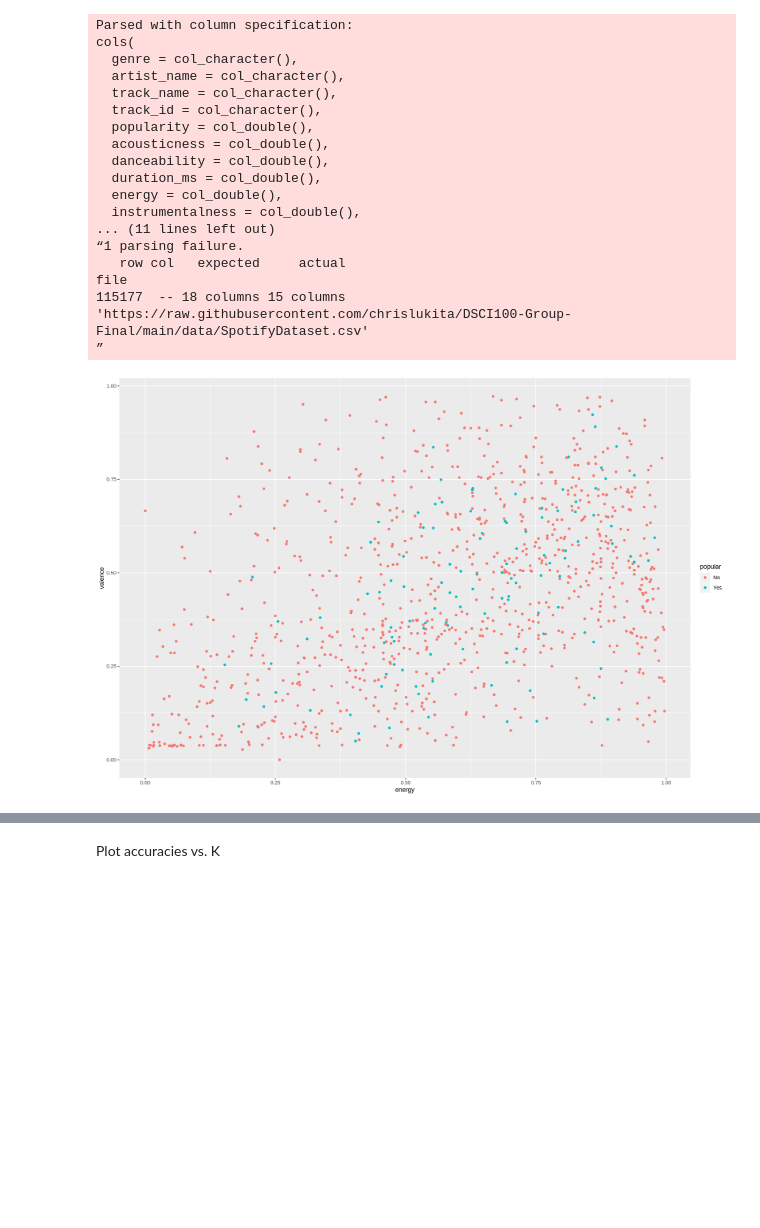
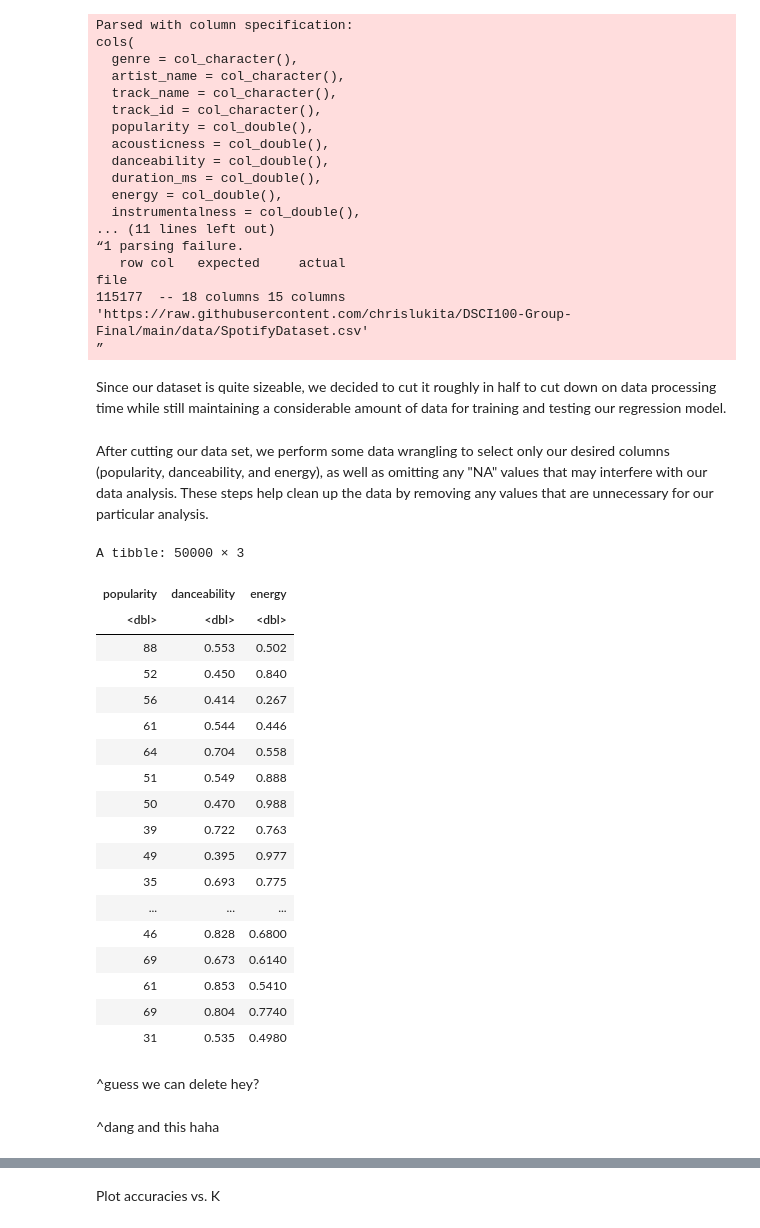
Before and after one commit to niickmerc/DSCI100-Group-Final, a Jupyter notebook: ProjectReport.ipynb, the cells around one changed output, grey strips where cells are left out. Cells and saved outputs as stored; diff of their text form; code cells hidden in the pictures; blank space fills up the shorter version.

```diff
--- a/ProjectReport.ipynb
+++ b/ProjectReport.ipynb
@@ -34,13 +56,35 @@ cols(
    row col   expected     actual                                                                                             file
 115177  -- 18 columns 15 columns 'https://raw.githubusercontent.com/chrislukita/DSCI100-Group-Final/main/data/SpotifyDataset.csv'
 ”
+# %% [markdown]
+Since our dataset is quite sizeable, we decided to cut it roughly in half to cut down on data processing time while still maintaining a considerable amount of data for training and testing our regression model.
 # %%
 random_spotify = slice_sample(spotify_raw_data, n = 50000)
+# %% [markdown]
+After cutting our data set, we perform some data wrangling to select only our desired columns (popularity, danceability, and energy), as well as omitting any "NA" values that may interfere with our data analysis. These steps help clean up the data by removing any values that are unnecessary for our particular analysis.
 # %%
-# spotify_wrangled = random_spotify %>%
-#                     select(popularity, danceability) %>%
-#                     na.omit(spotify_wrangled)
-
 spotify_wrangled = random_spotify %>%
+                    select(popularity, danceability, energy) %>%
                     na.omit(spotify_wrangled)
+spotify_wrangled
+# %% [output]
+A tibble: 50000 × 3
+| popularity | danceability | energy |
+| <dbl> | <dbl> | <dbl> |
+| 88 | 0.553 | 0.502 |
+| 52 | 0.450 | 0.840 |
+| 56 | 0.414 | 0.267 |
+| 61 | 0.544 | 0.446 |
+| 64 | 0.704 | 0.558 |
+| 51 | 0.549 | 0.888 |
+| 50 | 0.470 | 0.988 |
+| 39 | 0.722 | 0.763 |
+| 49 | 0.395 | 0.977 |
+| 35 | 0.693 | 0.775 |
+| ... | ... | ... |
+| 46 | 0.828 | 0.6800 |
+| 69 | 0.673 | 0.6140 |
+| 61 | 0.853 | 0.5410 |
+| 69 | 0.804 | 0.7740 |
+| 31 | 0.535 | 0.4980 |
 # %%
@@ -53,14 +97,16 @@ levels(spotify_wrangled$popular)[1] <- 'No'
+# %% [markdown]
+^guess we can delete hey?
 # %%
-options(repr.plot.width= 15, repr.plot.height= 10)
+# options(repr.plot.width= 15, repr.plot.height= 10)
 
-spotify_really_small = slice_sample(spotify_wrangled, n = 1000)
+# spotify_really_small = slice_sample(spotify_wrangled, n = 1000)
 
-popularity_plot = spotify_really_small %>%
-                ggplot(aes(x = energy, y = danceability
-                           , color = popular)) +
-                geom_point()
+# popularity_plot = spotify_really_small %>%
+#                 ggplot(aes(x = energy, y = danceability
+#                            , color = popular)) +
+#                 geom_point()
 
-popularity_plot
+# popularity_plot
-# %% [output]
-[figure, removed]
+# %% [markdown]
+^dang and this haha
 # %%
```
Also changed, not shown: parts of 17 cells of this notebook.
